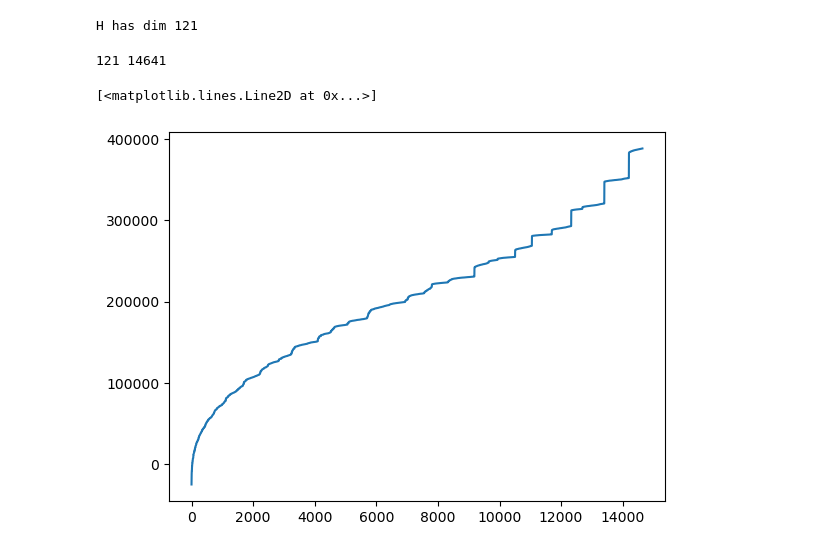
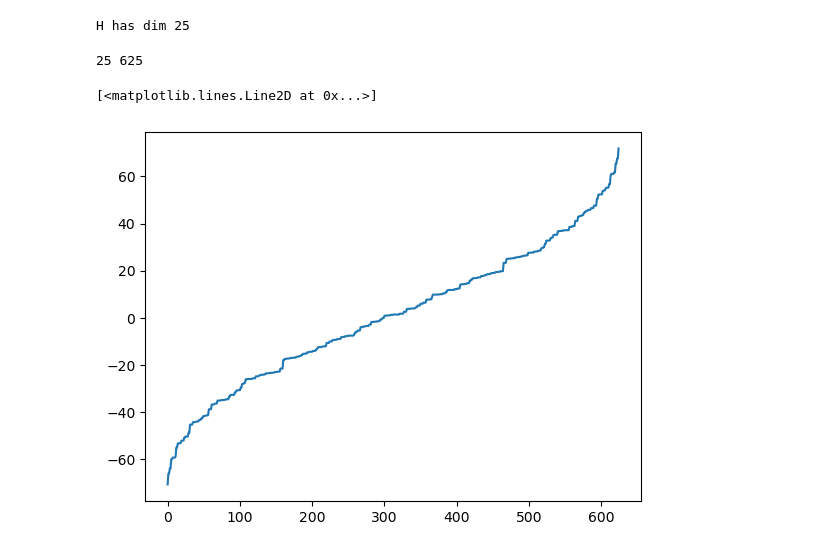
Before and after one commit to pmeshkov/PHY487Research, a Jupyter notebook: NextSteps/testing_time_dep.ipynb, the cells around one changed output. Cells and saved outputs as stored; diff of their text form; code cells hidden in the pictures.

```diff
--- a/NextSteps/testing_time_dep.ipynb
+++ b/NextSteps/testing_time_dep.ipynb
@@ -1,10 +1,10 @@
 # %%
-import scipy
 import math
 import numpy as np
 from diagonalize import State, delta, neg_1_pow, Interaction, Molecule
 import matplotlib.pyplot as plt
 from tqdm import tqdm
+from scipy.integrate import solve_ivp
 
 int_wigner_arr = np.load("wigner3j_integer_N=10.npy")
 halfint_wigner_arr = np.load("wigner3j_halfint_N=3.5.npy")
@@ -33,31 +33,25 @@ def wigner_3j(n1, n2, n3, m1, m2, m3):
         return int_wigner_arr[T_int(n3,n1,m3,m1,n2,m2)]
     return halfint_wigner_arr[T_half_int(n3,n1,m3,m1,n2,m2)]
 
-h = scipy.constants.h
-muN = scipy.constants.physical_constants['nuclear magneton'][0]
-bohr = scipy.constants.physical_constants['Bohr radius'][0]
-eps0 = scipy.constants.epsilon_0
-c = scipy.constants.c
-DebyeSI = 3.33564e-30
-
+from scipy.constants import fine_structure as alpha
 Na23Cs133 = {"I1":1.5,
             "I2":3.5,
             "g1":1.478,
             "g2":0.738,
-            "d0":4.69*DebyeSI,
-            "Brot":0.058*c*100*h,
-            "Drot":0*h,
-            "Q1":-0.097e6*h,
-            "Q2":0.150e6*h,
-            "C1":14.2*h,
-            "C2":854.5*h,
-            "C3":105.6*h,
-            "C4":3941.8*h,
-            "MuN":0*muN,
-            "Mu1":1.478*muN,
-            "Mu2":0.738*muN,
-            "a0":0*h, #Not reported
-            "a2":0*h, #Not reported
+            "d0":4.69,
+            "Brot":0.058*alpha*100,
+            "Drot":0,
+            "Q1":-0.097e6,
+            "Q2":0.150e6,
+            "C1":14.2,
+            "C2":854.5,
+            "C3":105.6,
+            "C4":3941.8,
+            "MuN":0*0.5, #0.5 is bohr magneton
+            "Mu1":1.478*0.5,
+            "Mu2":0.738*0.5,
+            "a0":0, #Not reported
+            "a2":0, #Not reported
             "Beta":0}
 
 def rotational(state1: State, state2:State):
@@ -87,20 +81,18 @@ def stark(state1: State, state2:State):
     other = -neg_1_pow(mn+m1+m2) * math.sqrt((2*n + 1) * (2*n_ + 1))
     return wig1 * wig2 * other
 
-from scipy.constants import physical_constants
-from scipy.constants import c
-from scipy.constants import epsilon_0
+int_rotational = Interaction(Na23Cs133['Brot'], rotational)
+int_stark = Interaction(Na23Cs133['d0'], stark)
 
-int_rotational = Interaction(Na23Cs133["Brot"], rotational)
-int_stark = Interaction(Na23Cs133["d0"], stark)
-NaCs = Molecule(range(11), 0, 0)
+N = 4
+NaCs = Molecule(range(N+1), 0, 0)
 NaCs.add_interaction(int_rotational)
 NaCs.add_changing_interaction(int_stark)
 
 NaCs.find_H_zero()
 NaCs.find_H_prime()
 
-E_range = np.linspace(0, 10, int(60)) * 1e5
+E_range = np.linspace(0, 10, int(60))
 eigenvalues_and_eigenvectors_E_1 = NaCs.compute_eigenval_over_range([E_range[-1:]])
 eigenvalues_and_eigenvectors_E_2 = NaCs.compute_eigenval_over_range([E_range[-20:-19]])
 
@@ -118,14 +110,13 @@ def dipole_dipole_matrix_elem(evec1, evec2, basis):
                 value += a * b * stark(basis[i], basis[j])
         return value
 # %% [output]
-H has dim 121
+H has dim 25
 # %%
-N = 10
 one_mol_basis_size = (N+1)**2
 full_basis_size = (N+1)**4
 print(one_mol_basis_size, full_basis_size)
 # %% [output]
-121 14641
+25 625
 # %%
 eigenvalues_q = np.zeros(full_basis_size)
 states1 = np.zeros(full_basis_size)
@@ -142,8 +133,8 @@ for i in range(full_basis_size):
     states_q[i] = np.array([eigenvalues_q[i], states1[i], states2[i]])
 states_q = np.array(sorted(states_q, key = lambda x: x[0]))
 # %%
-plt.plot(range(full_basis_size), [elem[0]*1e-6/h for elem in states_q])
+plt.plot(range(full_basis_size), [elem[0] for elem in states_q])
 # %% [output]
 [<matplotlib.lines.Line2D at 0x...>]
-[figure, old version]
+[figure, new version]
 # %%
```
Also changed, not shown: parts of 16 cells of this notebook, 3 other files.
